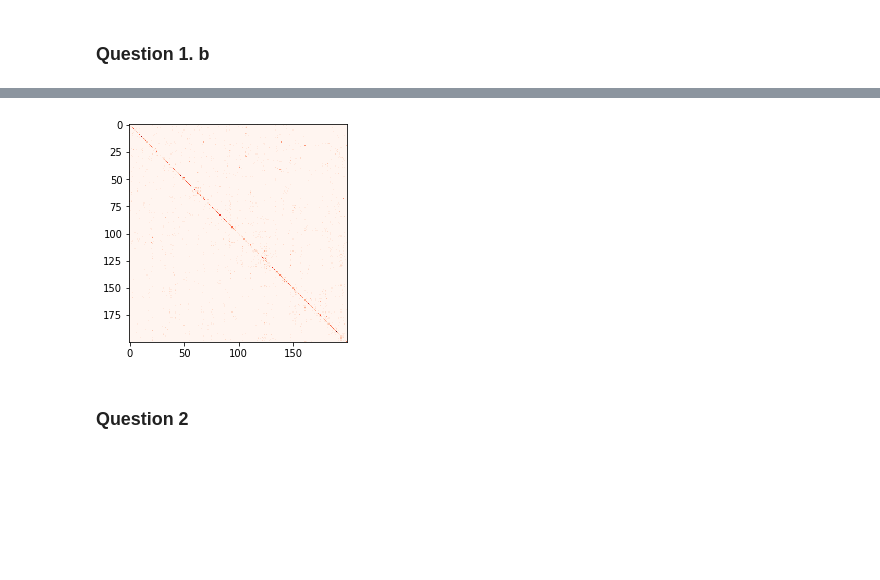
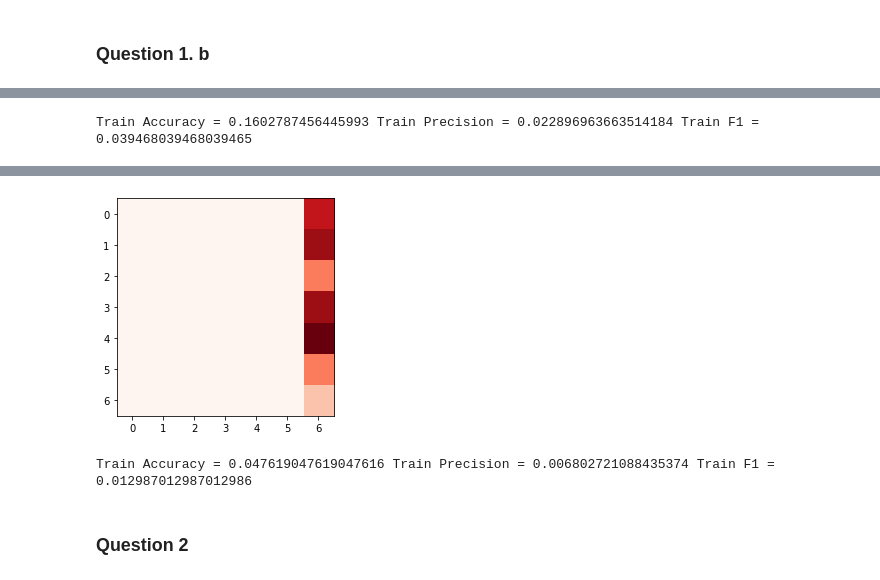
Before and after one commit to TheOneCodeGuy/Convolution-Neural-Networks, a Jupyter notebook: Q1_Q2_Q3.ipynb, the cells around one changed output, grey strips where cells are left out. Cells and saved outputs as stored; diff of their text form; code cells hidden in the pictures; blank space fills up the shorter version.

```diff
--- a/Q1_Q2_Q3.ipynb
+++ b/Q1_Q2_Q3.ipynb
@@ -232,7 +255,7 @@ with torch.no_grad():
 
         X, y = data[0].to(device), data[1].to(device)
         y_hat = VGG_model(X)
-        test_loss += criterion(y_hat, y)
+        test_loss += criterion(y_hat, y)*len(X)/test_size
 
         y_test.extend(list(y.detach().cpu().numpy()))
         y_test_pred.extend(list(torch.argmax(y_hat, axis=1).detach().cpu().numpy()))
@@ -543,7 +554,7 @@ class GoogLeNet(nn.Module):
         y_hat = torch.argmax(y_hat, axis=1)
         return y_hat
 # %%
-classifier = GoogLeNet(200, RGB_mean)
+classifier = GoogLeNet(7, RGB_mean)
 criterion = nn.CrossEntropyLoss()
 optimizer = optim.SGD(classifier.parameters(), lr=0.001, momentum=0.9)
 classifier = classifier.to(device)
@@ -551,7 +562,7 @@ classifier = classifier.to(device)
 
 old_loss = np.inf
 
-max_epoch = 500
+max_epoch = 100
 
 for epoch in range(max_epoch):
 
@@ -580,13 +591,13 @@ for epoch in range(max_epoch):
         # Update Parameters
         optimizer.step()
 
-        running_loss += loss.item()
+        running_loss += loss.item()*len(X)16/train_size
 
     print('Epoch', epoch+1, ': Loss =', running_loss)
 
-    if abs(running_loss-old_loss)/running_loss < 1e-5:
-        print('Converged')
-        break
+    # if abs(running_loss-old_loss)/running_loss < 1e-5:
+    #     print('Converged')
+    #     break
 
     old_loss = running_loss
 
@@ -612,0 +623,19 @@ KeyboardInterrupt:
+# %%
+with torch.no_grad():
+
+    train_loss = 0.0
+    y_train = []
+    y_train_pred = []
+
+    for data in trainloader:
+
+        X, y = data[0].to(device), data[1].to(device)
+        y_hat, _, _ = classifier(X)
+        train_loss += criterion(y_hat, y)*len(X)/train_size
+
+        y_train.extend(list(y.detach().cpu().numpy()))
+        y_train_pred.extend(list(torch.argmax(y_hat, axis=1).detach().cpu().numpy()))
+
+print('Train Loss =', train_loss.item())
+plt.imshow(confusion_matrix(y_train, y_train_pred), cmap='Reds')
+plt.show()
@@ -613,3 +645,11 @@ KeyboardInterrupt:
+# %%
+acc = accuracy_score(y_train, y_train_pred)
+prec = precision_score(y_train, y_train_pred, average='macro')
+f1 = f1_score(y_train, y_train_pred, average='macro')
+
+print('Train Accuracy =', acc, 'Train Precision =', prec, 'Train F1 =', f1)
+# %% [output]
+Train Accuracy = 0.1602787456445993 Train Precision = 0.022896963663514184 Train F1 = 0.039468039468039465
 # %%
 with torch.no_grad():
 
@@ -621,7 +661,7 @@ with torch.no_grad():
 
         X, y = data[0].to(device), data[1].to(device)
         y_hat, _, _ = classifier(X)
-        test_loss += criterion(y_hat, y)
+        test_loss += criterion(y_hat, y)*len(X)/test_size
 
         y_test.extend(list(y.detach().cpu().numpy()))
         y_test_pred.extend(list(torch.argmax(y_hat, axis=1).detach().cpu().numpy()))
@@ -634,4 +674,12 @@ Test Loss = 242.4600067138672
-[figure, old version]
+[figure, new version]
+# %%
+acc = accuracy_score(y_test, y_test_pred)
+prec = precision_score(y_test, y_test_pred, average='macro')
+f1 = f1_score(y_test, y_test_pred, average='macro')
+
+print('Train Accuracy =', acc, 'Train Precision =', prec, 'Train F1 =', f1)
+# %% [output]
+Train Accuracy = 0.047619047619047616 Train Precision = 0.006802721088435374 Train F1 = 0.012987012987012986
 # %% [markdown]
 ### Question 2
 # %%
```
Also changed, not shown: parts of 22 cells of this notebook.
